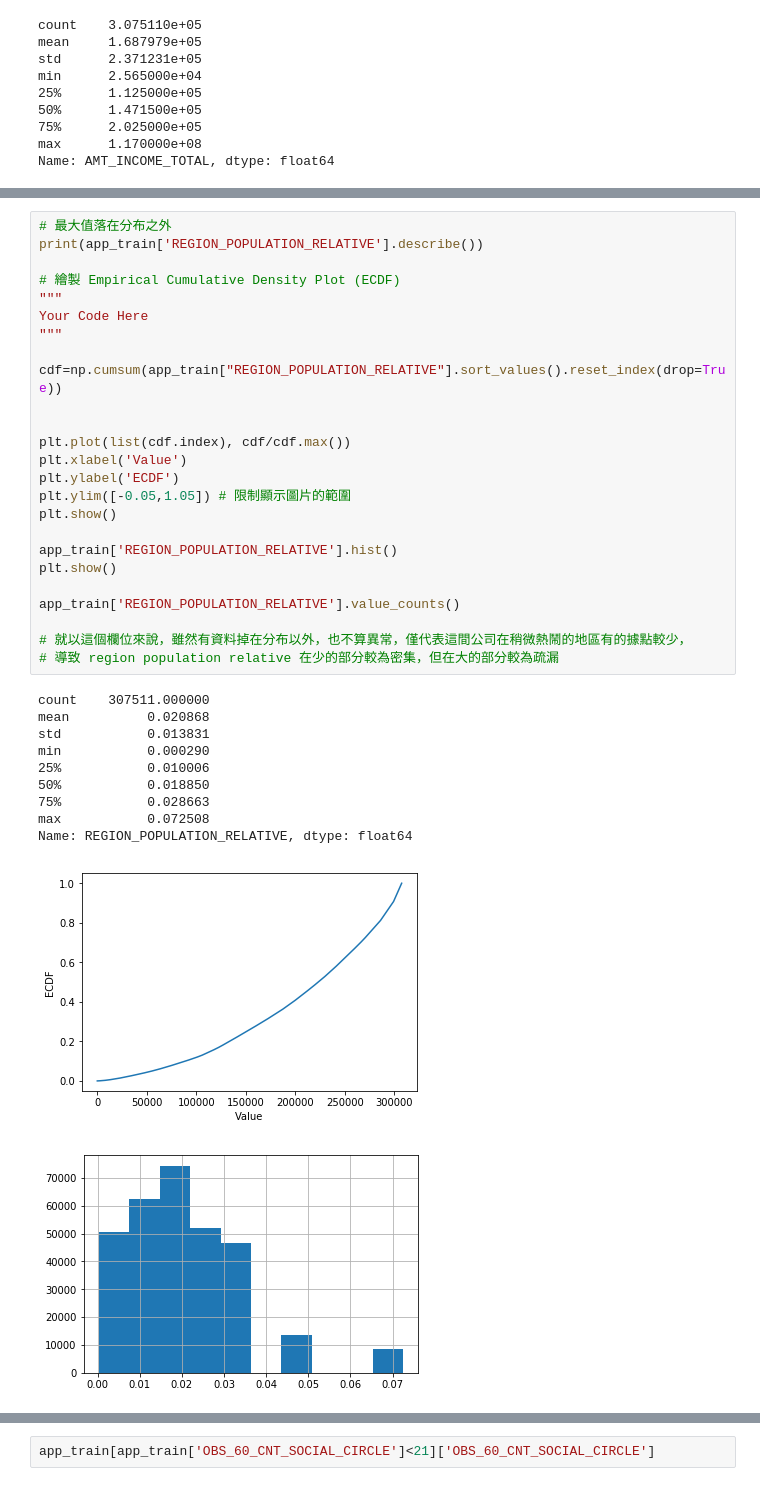
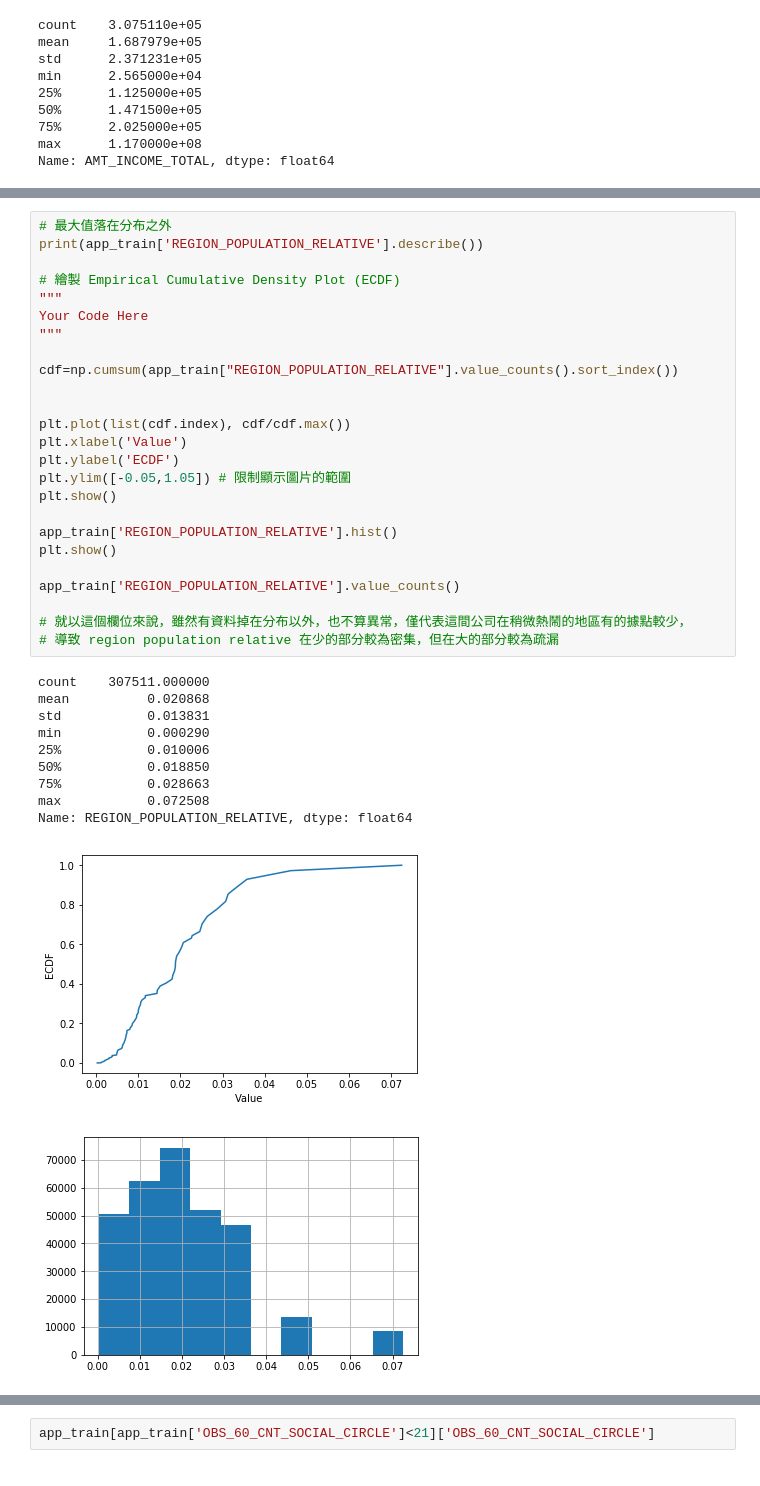
Before and after one commit to dgtyuewq/2nd-ML100days-2, a Jupyter notebook: Day_006_HW.ipynb, the cells around one changed output, grey strips where cells are left out. Cells and saved outputs as stored; diff of their text form.

```diff
--- a/Day_006_HW.ipynb
+++ b/Day_006_HW.ipynb
@@ -141,35 +129,35 @@ print(app_train['REGION_POPULATION_RELATIVE'].describe())
 # 繪製 Empirical Cumulative Density Plot (ECDF)
 """
 Your Code Here
 """
 
-cdf=np.cumsum(app_train["REGION_POPULATION_RELATIVE"].sort_values().reset_index(drop=True))
+cdf=np.cumsum(app_train["REGION_POPULATION_RELATIVE"].value_counts().sort_index())
 
 
 plt.plot(list(cdf.index), cdf/cdf.max())
 plt.xlabel('Value')
 plt.ylabel('ECDF')
 plt.ylim([-0.05,1.05]) # 限制顯示圖片的範圍
 plt.show()
 
 app_train['REGION_POPULATION_RELATIVE'].hist()
 plt.show()
 
 app_train['REGION_POPULATION_RELATIVE'].value_counts()
 
 # 就以這個欄位來說，雖然有資料掉在分布以外，也不算異常，僅代表這間公司在稍微熱鬧的地區有的據點較少，
 # 導致 region population relative 在少的部分較為密集，但在大的部分較為疏漏
 # %% [output]
 count    307511.000000
 mean          0.020868
 std           0.013831
 min           0.000290
 25%           0.010006
 50%           0.018850
 75%           0.028663
 max           0.072508
 Name: REGION_POPULATION_RELATIVE, dtype: float64
-[figure, old version]
+[figure, new version]
 [figure]
 0.035792    16408
 0.046220    13442
```
Also changed, not shown: parts of 3 cells of this notebook.
